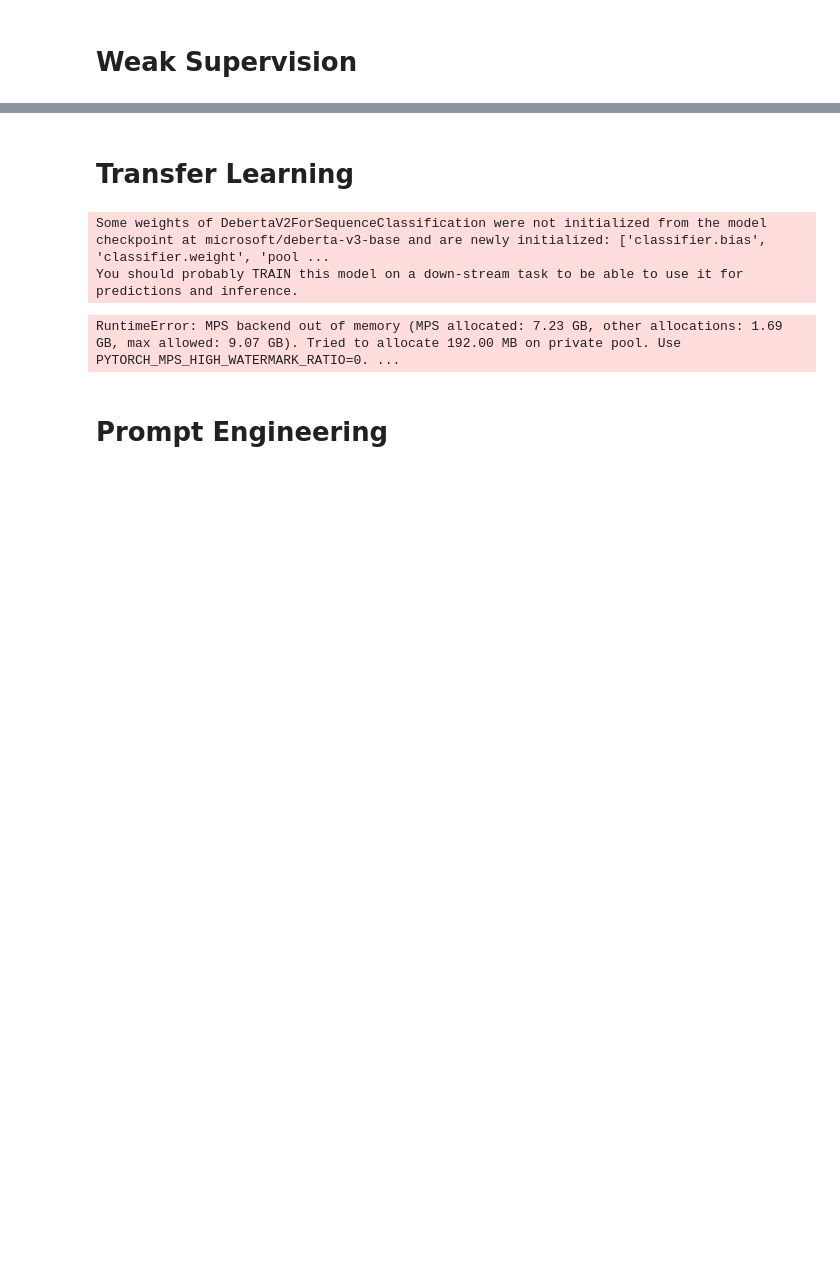
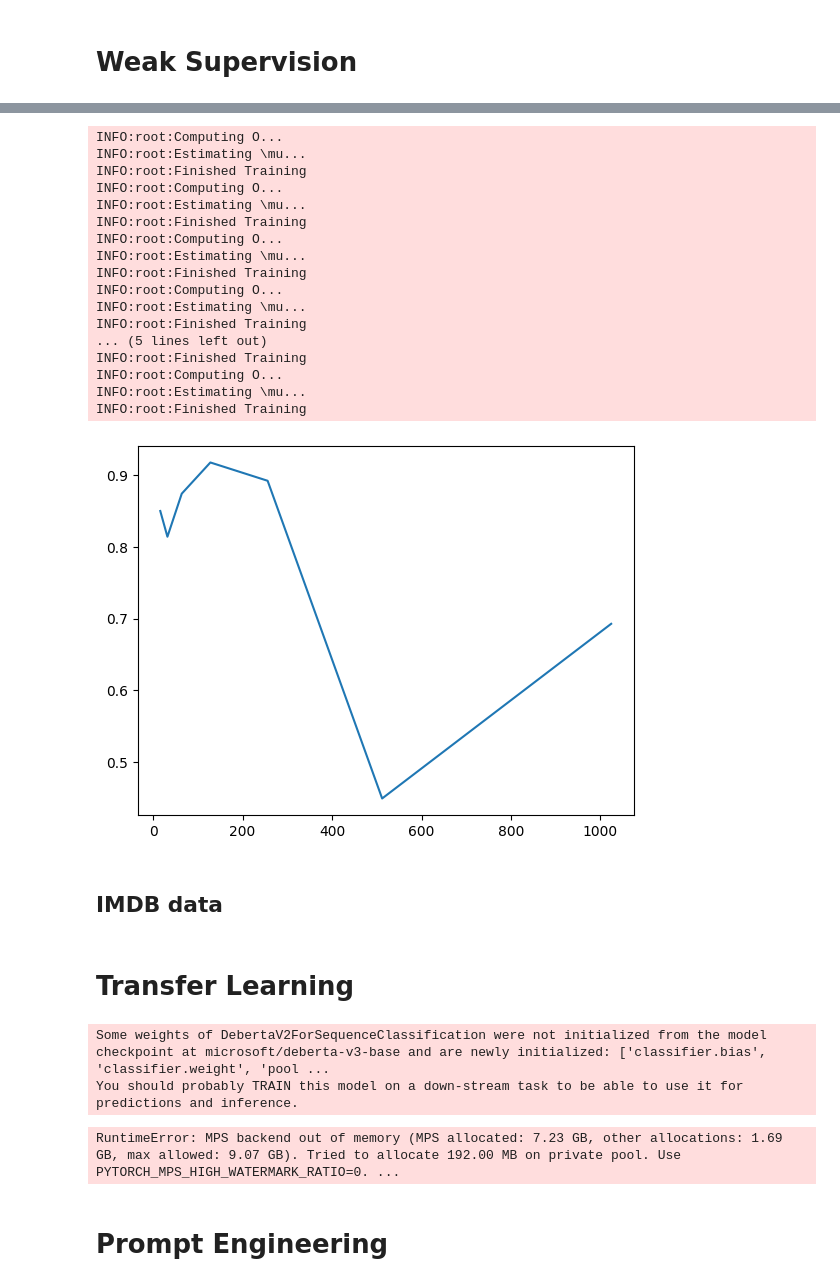
Before and after one commit to sanialecs/cheap_learning, a Jupyter notebook: Cheap_Learning.ipynb, the cells around one changed output, grey strips where cells are left out. Drawn from its saved outputs; the diff is of its cells as text; code cells hidden in the pictures; blank space fills up the shorter version.

```diff
--- a/Cheap_Learning.ipynb
+++ b/Cheap_Learning.ipynb
@@ -384,0 +401,22 @@ NameError: name 'binary_abuse_train' is not defined
+# %%
+from weak_supervision.labeling_functions import get_lfs
+from snorkel.labeling import PandasLFApplier
+from snorkel.labeling.model import LabelModel
+
+# Data
+
+lfs_dict = get_lfs(wiki_keywords_path, wiki_annotations_path)
+
+def lf_applier(lf_dict, dftrain, dftest):
+    lf = list(lf_dict.values())
+    applier = PandasLFApplier(lf)
+    L_train = applier.apply(dftrain)
+    L_test = applier.apply(dftest)
+    return L_train, L_test
+
+def labelmodel(ltrain, ltest, dftest, nepochs, nclass=2, rdseed=random_seed, logfreq=10, tiebreakpolicy='random'):
+    label_model = LabelModel(nclass, verbose=True)
+    label_model.fit(ltrain,n_epochs=nepochs, log_freq=logfreq, seed=rdseed)
+    y_test = dftest['label'].values
+    y_pred = label_model.predict(L=ltest, tie_break_policy=tiebreakpolicy)
+    return (y_test, y_pred)
@@ -384,0 +430,30 @@ NameError: name 'binary_abuse_train' is not defined
+# %%
+L_train, L_test = lf_applier(lfs_dict, wiki_train_unbalanced, wiki_test_unbalanced)
+# %%
+f1=[]
+for budget in labelling_budgets:
+    ytest, ypred = labelmodel(L_train, L_test, wiki_test_unbalanced, nepochs=budget)
+    f1val = f1_score(ytest, ypred, average='macro')
+    f1.append(f1val)
+
+plt.plot(labelling_budgets, f1)
+plt.show()
+# %% [output]
+INFO:root:Computing O...
+INFO:root:Estimating \mu...
+INFO:root:Finished Training
+INFO:root:Computing O...
+INFO:root:Estimating \mu...
+INFO:root:Finished Training
+INFO:root:Computing O...
+INFO:root:Estimating \mu...
+INFO:root:Finished Training
+INFO:root:Computing O...
+INFO:root:Estimating \mu...
+INFO:root:Finished Training
+... (5 lines left out)
+INFO:root:Finished Training
+INFO:root:Computing O...
+INFO:root:Estimating \mu...
+INFO:root:Finished Training
+[figure, added]
@@ -384,0 +529,2 @@ NameError: name 'binary_abuse_train' is not defined
+# %% [markdown]
+## IMDB data
```
Also changed, not shown: parts of 18 cells of this notebook, 3 other files.
